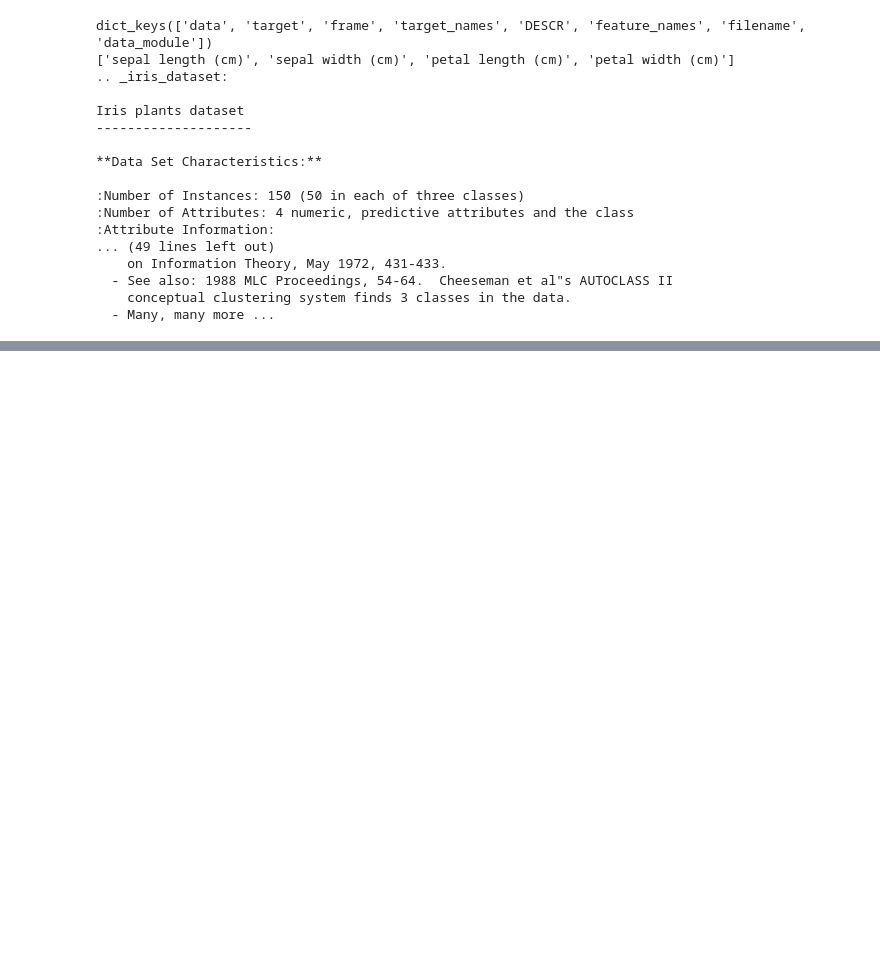
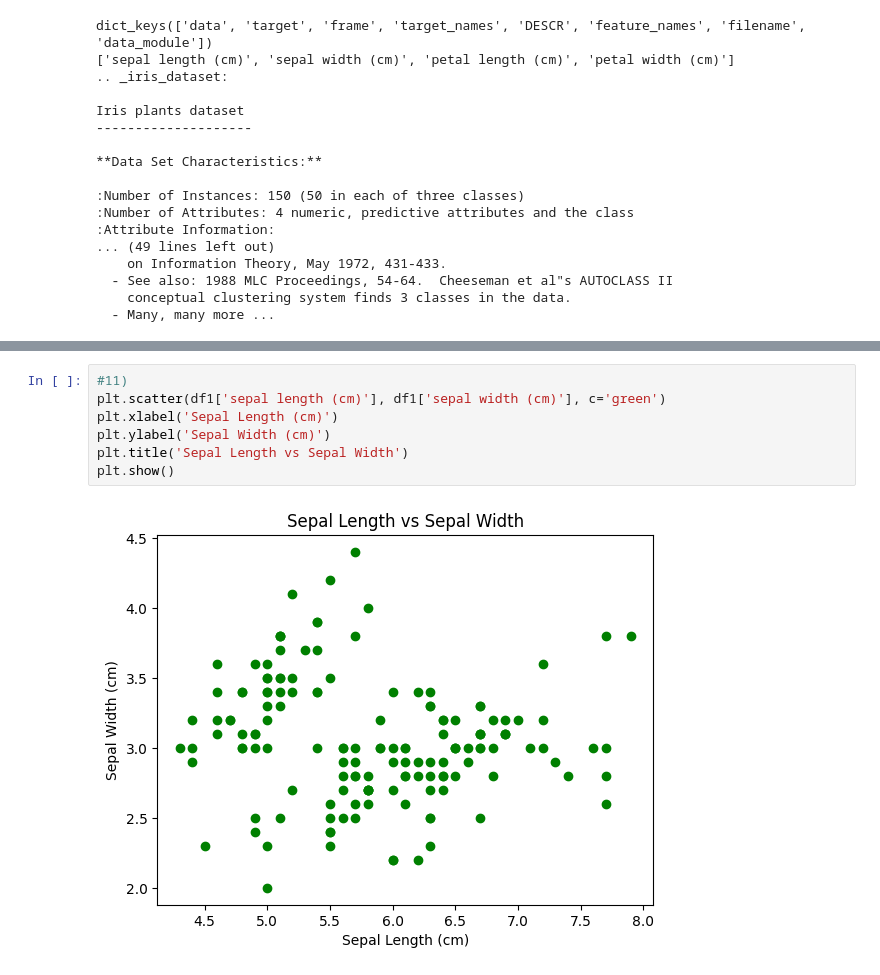
Before and after one commit to SaiKoushik1825/Machine-Learning, a Jupyter notebook: MLlab.ipynb, the cells around one changed output, grey strips where cells are left out. Drawn from its saved outputs; the diff is of its cells as text; blank space fills up the shorter version.

```diff
--- a/MLlab.ipynb
+++ b/MLlab.ipynb
@@ -56,0 +143,9 @@ dtype: int64
+# %%
+#11)
+plt.scatter(df1['sepal length (cm)'], df1['sepal width (cm)'], c='green')
+plt.xlabel('Sepal Length (cm)')
+plt.ylabel('Sepal Width (cm)')
+plt.title('Sepal Length vs Sepal Width')
+plt.show()
+# %% [output]
+[figure, added]
```
Also changed, not shown: parts of 30 cells of this notebook.
